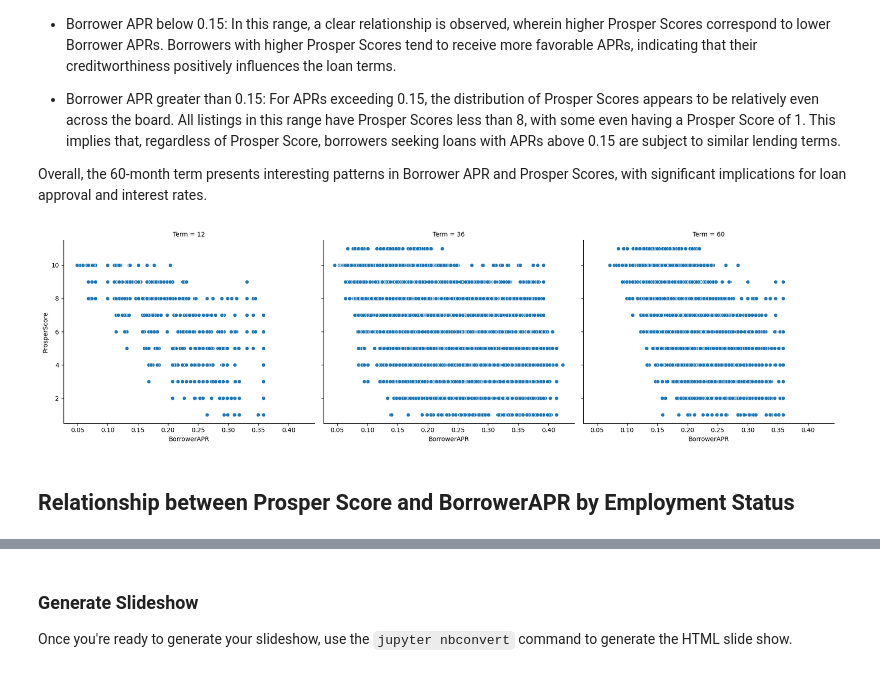
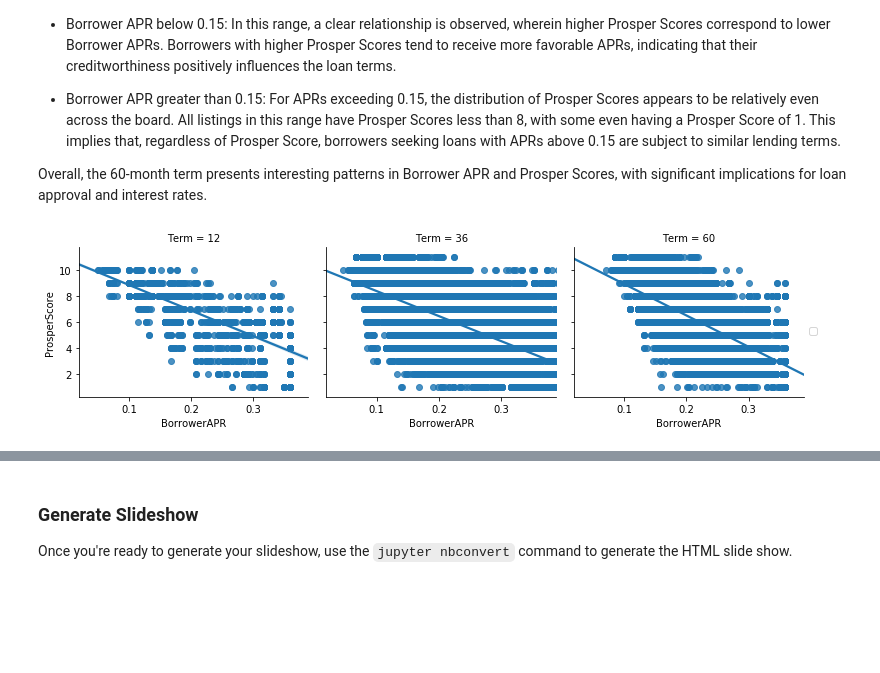
Before and after one commit to BLan28/Loan-Data-from-Prosper, a Jupyter notebook: Part_II_slide_deck_template.ipynb, the cells around one changed output, grey strips where cells are left out. Drawn from its saved outputs; the diff is of its cells as text; code cells hidden in the pictures; blank space fills up the shorter version.

```diff
--- a/Part_II_slide_deck_template.ipynb
+++ b/Part_II_slide_deck_template.ipynb
@@ -188,10 +220,8 @@ When analyzing the 60-month loan term, distinct trends emerge based on Borrower
 Overall, the 60-month term presents interesting patterns in Borrower APR and Prosper Scores, with significant implications for loan approval and interest rates.
 # %%
 # Prosper rating effect on relationship of APR and loan amount
-g=sb.FacetGrid(data=loan_data, aspect=1.2, height=5, col='Term', col_wrap=3)
-g.map(sb.scatterplot, 'BorrowerAPR', 'ProsperScore');
+g=sb.FacetGrid(data=loan_data, aspect=1.2, col='Term', col_wrap=3)
+g.map(sb.regplot, 'BorrowerAPR', 'ProsperScore');
 g.add_legend();
 # %% [output]
-[figure, old version]
+[figure, new version]
-# %% [markdown]
-## Relationship between Prosper Score and BorrowerAPR by Employment Status
```
Also changed, not shown: parts of 33 cells of this notebook, 4 other files.
